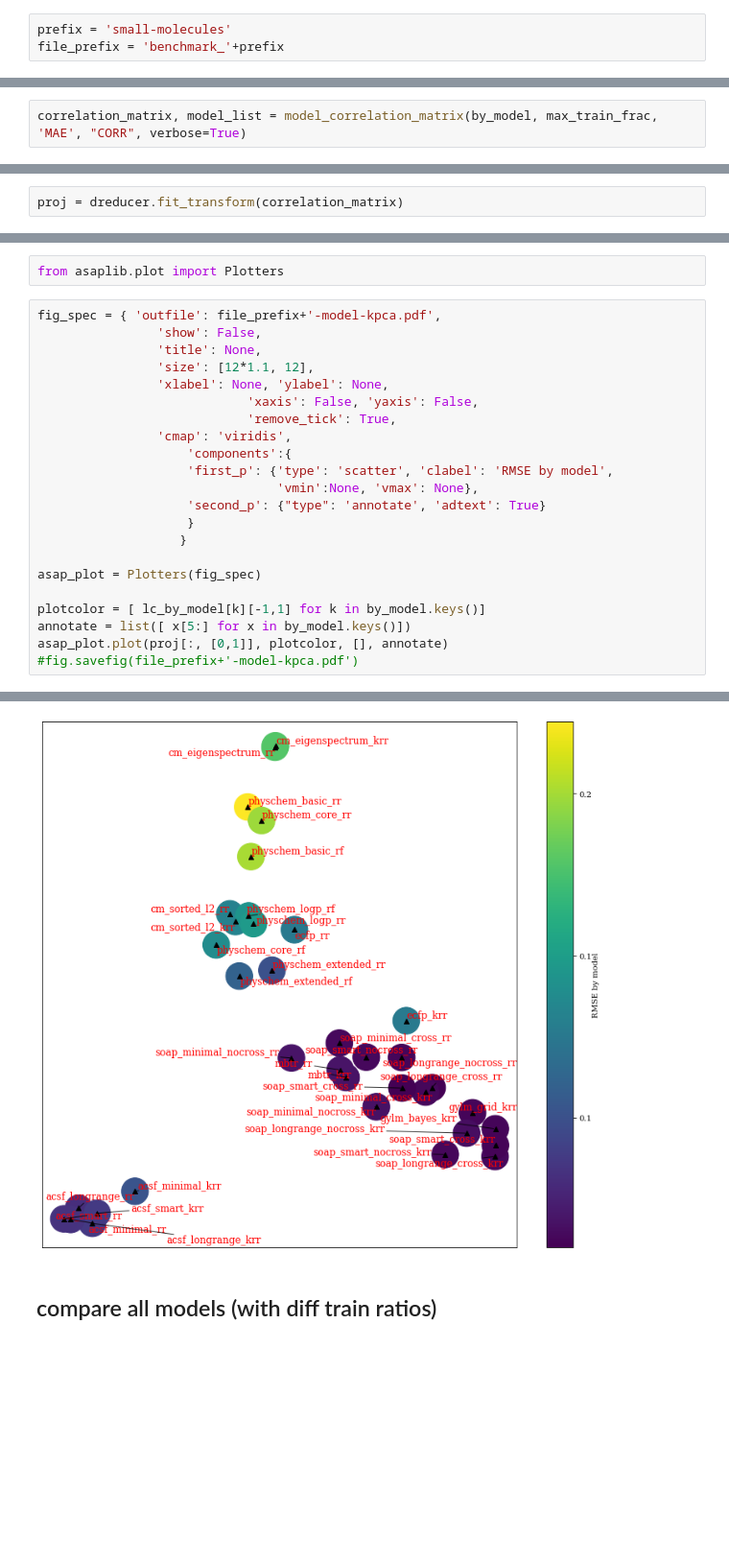
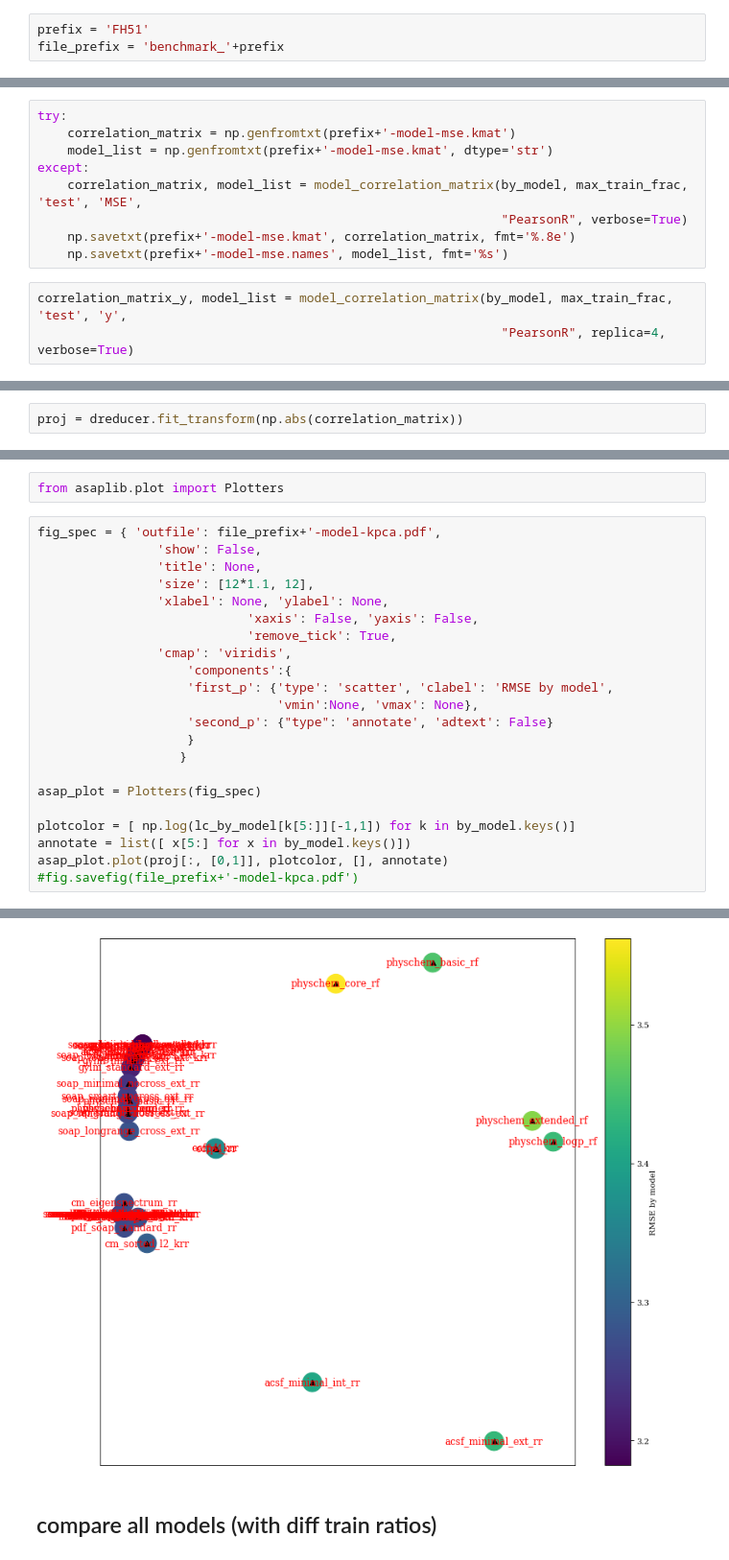
Before and after one commit to BingqingCheng/linear-regression-benchmarks, a Jupyter notebook: analysis-kit/analysis.ipynb, the cells around one changed output, grey strips where cells are left out. Shown at 96% size. Drawn from its saved outputs; the diff is of its cells as text; blank space fills up the shorter version.

```diff
--- a/analysis-kit/analysis.ipynb
+++ b/analysis-kit/analysis.ipynb
@@ -10,7 +51,7 @@ from bml_analysis_plot import *
 # %% [markdown]
 ## parse
 # %%
-prefix = 'small-molecules'
+prefix = 'FH51'
 file_prefix = 'benchmark_'+prefix
 # %%
 by_model = parse(file_prefix+'.json.gz')
@@ -77,3 +204,13 @@ fig.savefig(file_prefix+'-'+sc_name+'-lc.pdf')
+# %%
+try:
+    correlation_matrix = np.genfromtxt(prefix+'-model-mse.kmat')
+    model_list = np.genfromtxt(prefix+'-model-mse.kmat', dtype='str')
+except:
+    correlation_matrix, model_list = model_correlation_matrix(by_model, max_train_frac, 'test', 'MSE',
+                                                              "PearsonR", verbose=True)
+    np.savetxt(prefix+'-model-mse.kmat', correlation_matrix, fmt='%.8e')
+    np.savetxt(prefix+'-model-mse.names', model_list, fmt='%s')
 # %%
-correlation_matrix, model_list = model_correlation_matrix(by_model, max_train_frac, 'MAE', "CORR", verbose=True)
+correlation_matrix_y, model_list = model_correlation_matrix(by_model, max_train_frac, 'test', 'y',
+                                                              "PearsonR", replica=4, verbose=True)
 # %% [output]
@@ -144,7 +263,7 @@ dreducer = Dimension_Reducers(reduce_dict)
 # %% [output]
 Using kernel PCA (sparsified) ...
 # %%
-proj = dreducer.fit_transform(correlation_matrix)
+proj = dreducer.fit_transform(np.abs(correlation_matrix))
 # %% [output]
 Not using any sparsification
 # %% [markdown]
@@ -154,29 +273,29 @@ from asaplib.plot import Plotters
 # %%
 fig_spec = { 'outfile': file_prefix+'-model-kpca.pdf',
                 'show': False,
                 'title': None,
                 'size': [12*1.1, 12],
                 'xlabel': None, 'ylabel': None,
                             'xaxis': False, 'yaxis': False,
                             'remove_tick': True,
                 'cmap': 'viridis',
                     'components':{
                     'first_p': {'type': 'scatter', 'clabel': 'RMSE by model',
                                 'vmin':None, 'vmax': None},
-                    'second_p': {"type": 'annotate', 'adtext': True}
+                    'second_p': {"type": 'annotate', 'adtext': False}
                     }
                    }
 
 asap_plot = Plotters(fig_spec)
 
-plotcolor = [ lc_by_model[k][-1,1] for k in by_model.keys()]
+plotcolor = [ np.log(lc_by_model[k[5:]][-1,1]) for k in by_model.keys()]
 annotate = list([ x[5:] for x in by_model.keys()])
 asap_plot.plot(proj[:, [0,1]], plotcolor, [], annotate)
 #fig.savefig(file_prefix+'-model-kpca.pdf')
 # %% [output]
 Using scatter plot ...
 Using annotation plot ...
-[figure, old version]
+[figure, new version]
 # %% [markdown]
 ## compare all models (with diff train ratios)
 # %% [raw]
```
Also changed, not shown: parts of 37 cells of this notebook, 4 other files.
